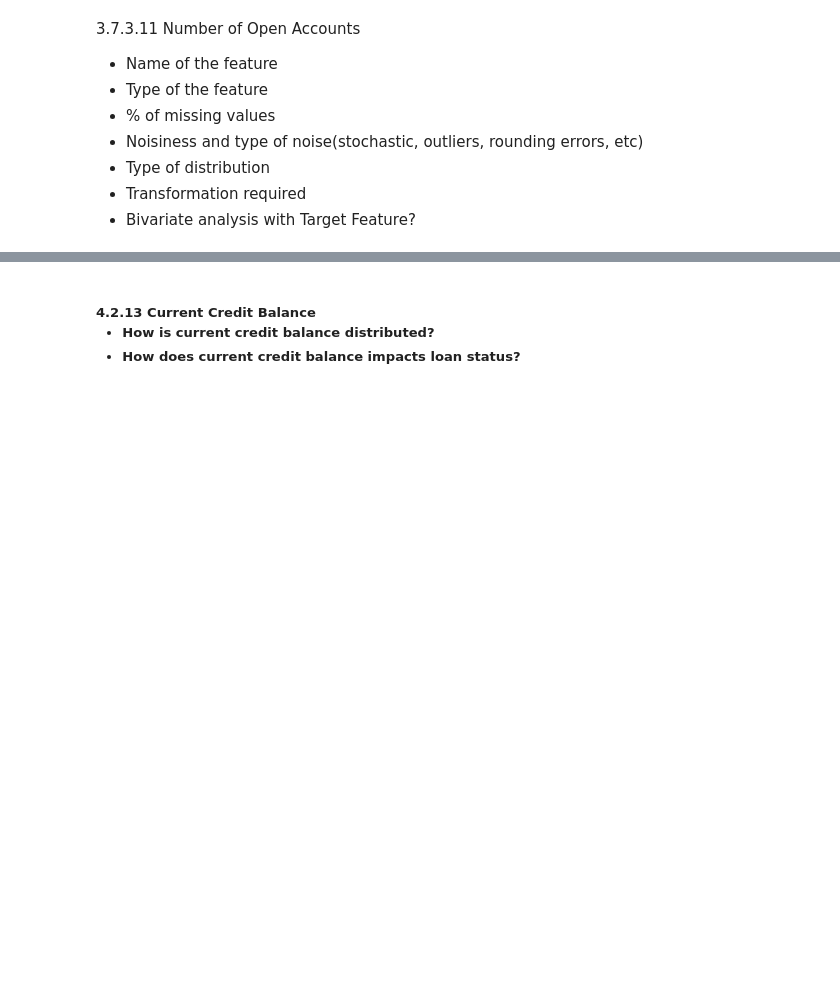
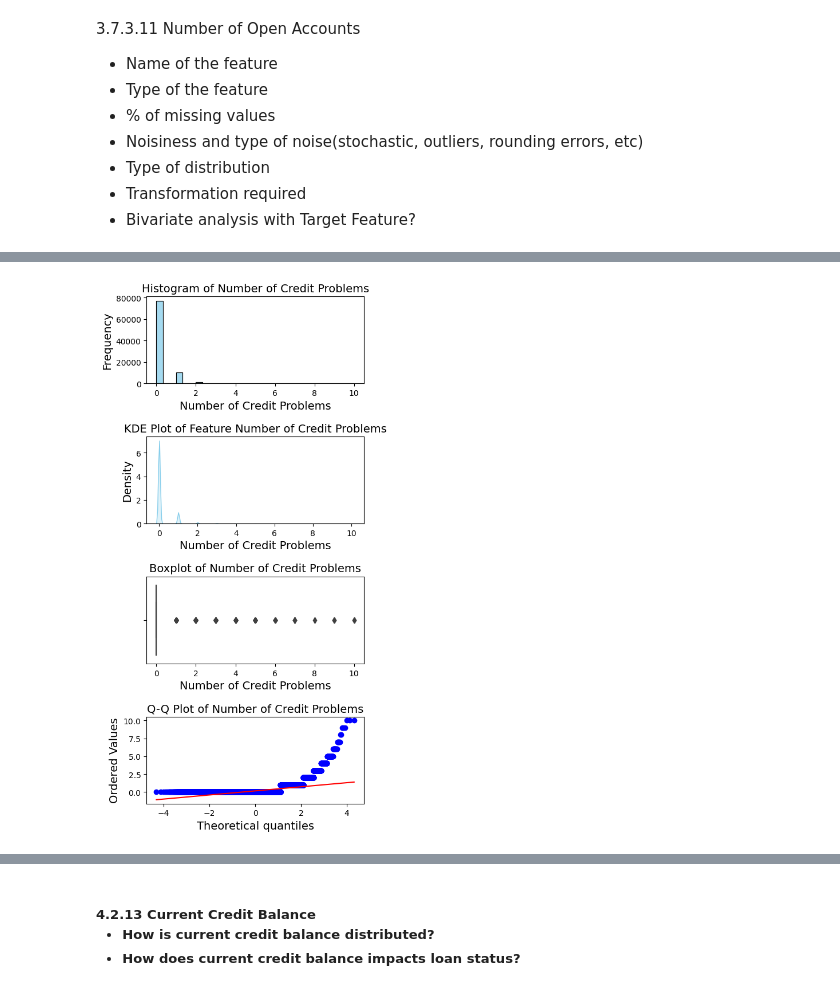
Before and after one commit to RohitDas92/Loan-Approval-Prediction-Project, a Jupyter notebook: loan_approval_prediction_V2.ipynb, the cells around one changed output, grey strips where cells are left out. Cells and saved outputs as stored; diff of their text form; code cells hidden in the pictures; blank space fills up the shorter version.

```diff
--- a/loan_approval_prediction_V2.ipynb
+++ b/loan_approval_prediction_V2.ipynb
@@ -1202,0 +1228,6 @@ plt.show()
+# %%
+filetered_data_NOCP = df_duplicates_removed[df_duplicates_removed['Number of Credit Problems']<11]
+# %%
+explore_num_feature_distribution(filetered_data_NOCP,'Number of Credit Problems')
+# %% [output]
+[figure, added]
```
Also changed, not shown: parts of 27 cells of this notebook.
